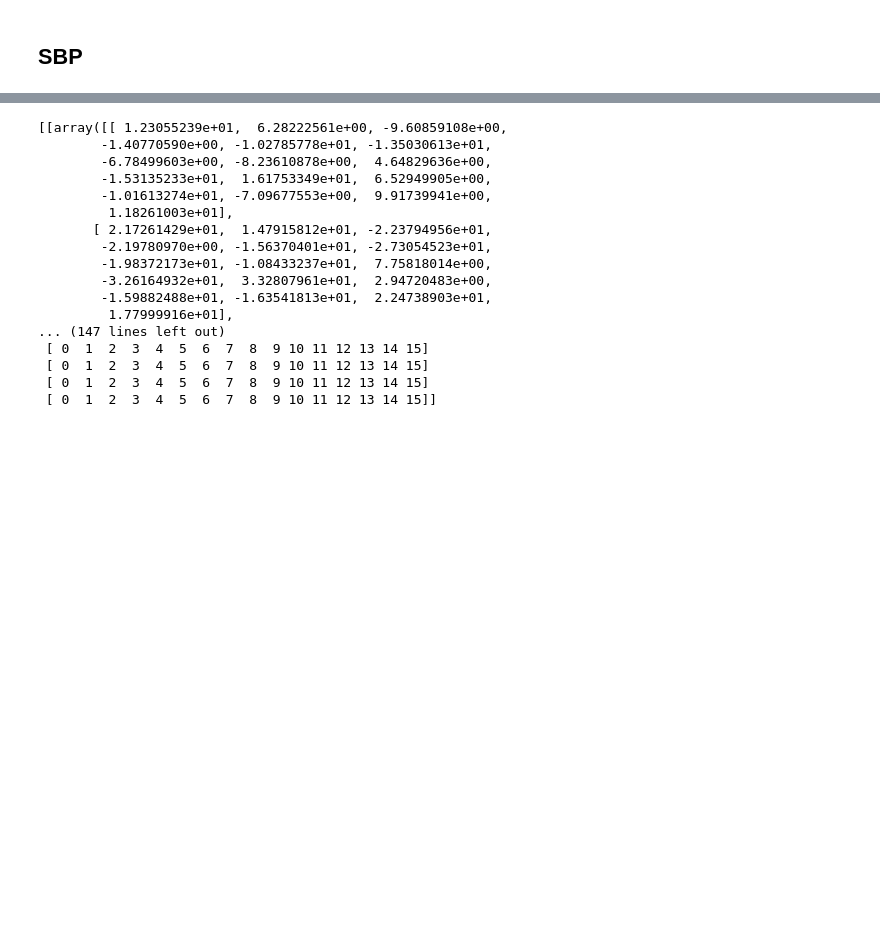
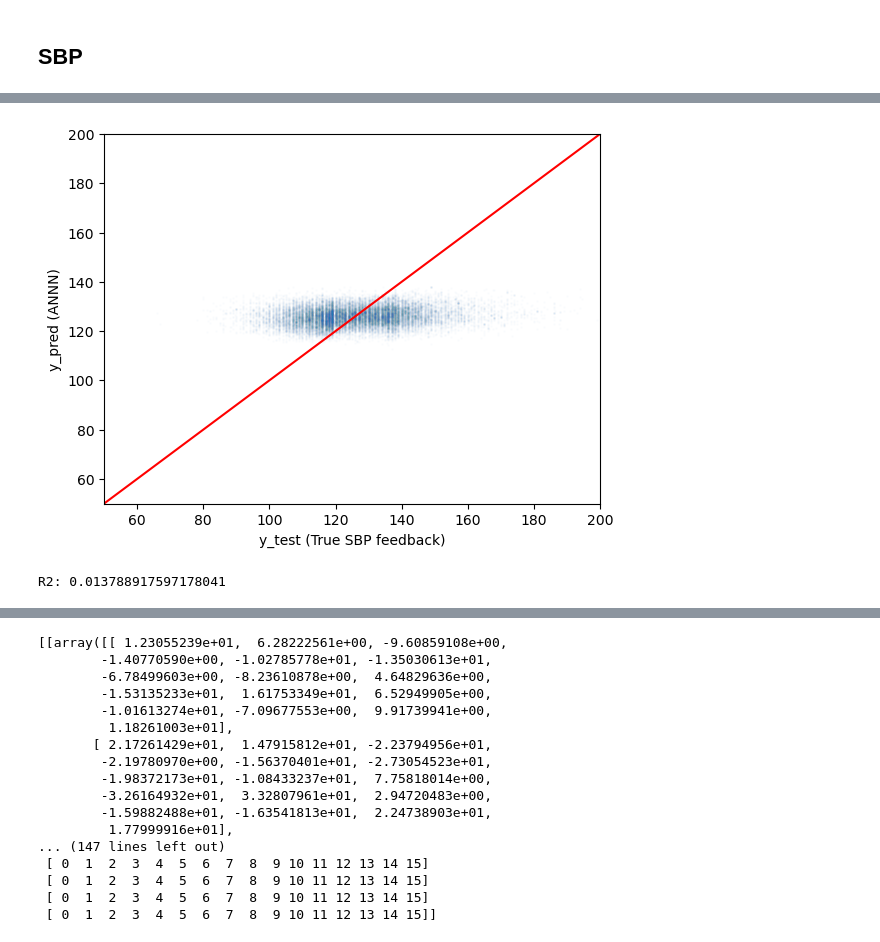
Before and after one commit to tian1327/Accord-RL, a Jupyter notebook: Contextual/train_feedback_estimators_v2.ipynb, the cells around one changed output, grey strips where cells are left out. Cells and saved outputs as stored; diff of their text form; code cells hidden in the pictures; blank space fills up the shorter version.

```diff
--- a/Contextual/train_feedback_estimators_v2.ipynb
+++ b/Contextual/train_feedback_estimators_v2.ipynb
@@ -337,7 +451,7 @@ class ANN:
             self.model.add(tf.keras.layers.Dense(hidden_layers[i], activation='linear'))
         self.model.add(tf.keras.layers.Dense(output_shape, activation=output_activation))
 
-        wandb.init(project="SBP_feedback")
+        # wandb.init(project="SBP_feedback")
 
     def train(self, x_train, y_train, x_val, y_val, epochs=10, batch_size=16):
         # Compile the model with appropriate loss function and optimizer
@@ -435,9 +549,10 @@ def train_SBP_estimator_ANN(fn, train_onwhole=False):
     # get the features and labels
     df = pd.read_csv(fn)
 
+    state_cols = ['BMI']
     medclass_cols =['Diur', 'ACE', 'Beta-blocker', 'CCB']
 
-    fea_cols = context_fea + medclass_cols
+    fea_cols = context_fea + state_cols + medclass_cols
     X = df[fea_cols].values
     y = df['sbp_feedback'].values
 
@@ -448,17 +563,22 @@ def train_SBP_estimator_ANN(fn, train_onwhole=False):
     X_train, X_valtest, y_train, y_valtest = train_test_split(X, y, test_size=0.3, random_state=100)
     X_val, X_test, y_val, y_test = train_test_split(X_valtest, y_valtest, test_size=0.5, random_state=100)
 
-    model = ANN(X.shape[1], 1, [16, 8])
+    # model = ANN(X.shape[1], 1, [16, 8])
+    model = ANN(X.shape[1], 1, [8])
     if not train_onwhole: # to explore hyperparameters
-        model.train(X_train, y_train, X_val, y_val, epochs=20, batch_size=16)
+        model.train(X_train, y_train, X_val, y_val, epochs=10, batch_size=20)
         test_score = model.evaluate(X_test, y_test)
         print('test_score = ', test_score)
-        return (None, fea_cols)
+        y_test = y_test.reshape(-1, 1)
+        y_pred = model.predict(X_test)
 
     else: # retrain the model on the whole dataset
-        model.train(X, y, X, y, epochs=20, batch_size=16)
-        return (model, fea_cols)
+        model.train(X, y, X, y, epochs=20, batch_size=20)
+        y_test = y
+        y_pred = model.predict(X)
 
-# none, SBP_fea = train_SBP_estimator_ANN('../../../Codes/Accord/data/ACCORD_BPClass_v2.csv')
-SBP_estimator_ANN, SBP_fea = train_SBP_estimator_ANN(DATA, True)
+    return (model, fea_cols, y_test, y_pred)
+
+
+SBP_estimator_ANN, SBP_fea, y_test, y_pred = train_SBP_estimator_ANN(DATA)
 # %% [output]
@@ -489,0 +622,17 @@ Run data is saved locally in /Users/tian/Library/CloudStorage/Dropbox/ACCORD-Tia
+# %%
+# plot y_pred vs y_test
+import matplotlib.pyplot as plt
+plt.scatter(y_test, y_pred, s=1, alpha=0.01)
+plt.plot([0, 200], [0, 200], 'r')
+plt.xlim([50,200])
+plt.ylim([50,200])
+plt.xlabel('y_test (True SBP feedback)')
+plt.ylabel('y_pred (ANNN)')
+plt.show()
+
+# calculate R2 score
+from sklearn.metrics import r2_score
+print('R2:', r2_score(y_test, y_pred))
+# %% [output]
+[figure, added]
+R2: 0.013788917597178041
```
Also changed, not shown: parts of 10 cells of this notebook.
